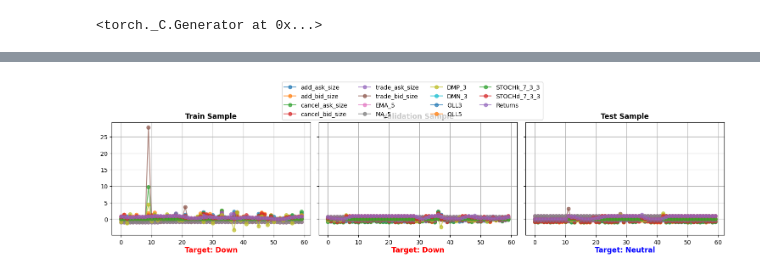
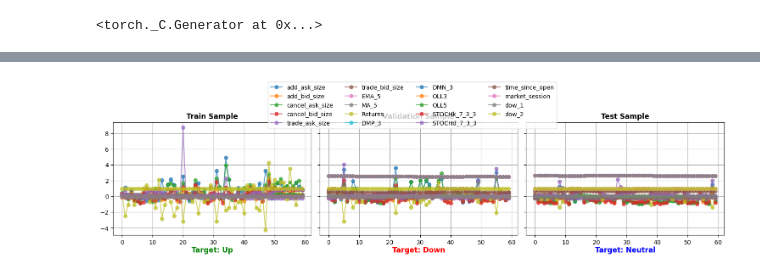
Before and after one commit to LiaoLaurent/Stock-Prediction-Deep-Learning, a Jupyter notebook: returns_predictions.ipynb, the cells around one changed output, grey strips where cells are left out. Saved outputs shown, nothing was run; the diff lists cells and outputs as text; code cells hidden in the pictures.

```diff
--- a/returns_predictions.ipynb
+++ b/returns_predictions.ipynb
@@ -35,16 +41,16 @@ data_hft.head()
 # %%
-features = ['add_ask_size', 'add_bid_size', 'cancel_ask_size', 'cancel_bid_size',
-            'trade_ask_size', 'trade_bid_size', 'EMA_5', 'MA_5', 'DMP_3', 'DMN_3',
-            'OLL3', 'OLL5', 'STOCHk_7_3_3', 'STOCHd_7_3_3', 'Returns']
-
 # Features that require StandardScaler (price-dependent and volume-based)
 standard_features = ['add_ask_size', 'add_bid_size', 'cancel_ask_size', 'cancel_bid_size',
                      'trade_ask_size', 'trade_bid_size', 'EMA_5', 'MA_5', 'Returns']
 
 # Features that require MinMaxScaler (bounded indicators)
-minmax_features = ['DMP_3', 'DMN_3', 'OLL3', 'OLL5', 'STOCHk_7_3_3', 'STOCHd_7_3_3']
+minmax_features = ['DMP_3', 'DMN_3', 'OLL3', 'OLL5', 'STOCHk_7_3_3', 'STOCHd_7_3_3', 'time_since_open']
+
+unscaled_features = ["market_session", "dow_1", "dow_2"]
+
+features = standard_features + minmax_features + unscaled_features
 
 prediction_column = "Target"
-batch_size = 10
-epochs = 6
+batch_size = 100
+epochs = 2
 look_back = 60
@@ -141,53 +114,3 @@ test_dataset = TimeSeriesDataset(test_series_scaled, test_df[prediction_column].
 train_loader = DataLoader(train_dataset, batch_size=batch_size, shuffle=True)
 val_loader = DataLoader(val_dataset, batch_size=batch_size, shuffle=False)
 test_loader = DataLoader(test_dataset, batch_size=batch_size, shuffle=False)
-# %%
-def plot_samples(datasets, titles, feature_names):
-    fig, axes = plt.subplots(1, 3, figsize=(15, 4), sharey=True)
-
-    # Define colors for the three classes
-    target_colors = {-1: "red", 0: "blue", 1: "green"}
-    target_labels = {-1: "Down", 0: "Neutral", 1: "Up"}
-
-    for i, (dataset, title) in enumerate(zip(datasets, titles)):
-        sample_idx = np.random.randint(len(dataset))
-        sample, target = dataset[sample_idx]
-        sample = sample.numpy().T  # Transpose for feature-wise plotting
-
-        for j, feature in enumerate(feature_names):
-            axes[i].plot(sample[j], marker="o", linestyle="-", alpha=0.7, label=feature)
-
-        # Get target class as integer
-        target_value = int(target.item())
-
-        # Determine color and text for target
-        target_color = target_colors.get(target_value, "black")
-        target_text = f"Target: {target_labels.get(target_value, 'Unknown')}"
-
-        # Set title and target annotation
-        axes[i].set_title(title, fontsize=12, fontweight="bold")
-        axes[i].text(
-            0.5, -0.15, target_text,
-            fontsize=12, fontweight="bold", color=target_color,
-            ha="center", transform=axes[i].transAxes
-        )
-
-        axes[i].grid(True)
-
-    # Shared legend with flexible layout
-    handles, labels = axes[0].get_legend_handles_labels()
-    fig.legend(
-        handles, labels, loc="upper center",
-        bbox_to_anchor=(0.5, 1.08), ncol=min(len(feature_names), 4),
-        fontsize=10, frameon=True
-    )
-
-    plt.tight_layout(rect=[0, 0, 1, 0.92])
-    plt.show()
-
-# Call the function with datasets and feature names
-plot_samples([train_dataset, val_dataset, test_dataset],
-             ["Train Sample", "Validation Sample", "Test Sample"],
-             features)
-# %% [output]
-[figure, removed]
@@ -215,3 +117,8 @@ class FocalLoss(nn.Module):
+# %%
+plot_samples([train_dataset, val_dataset, test_dataset],
+             ["Train Sample", "Validation Sample", "Test Sample"], features)
+# %% [output]
+[figure, added]
 # %%
 # Define LSTM model
 class LSTMModel(nn.Module):
```
Also changed, not shown: parts of 14 cells of this notebook, 4 other files.
